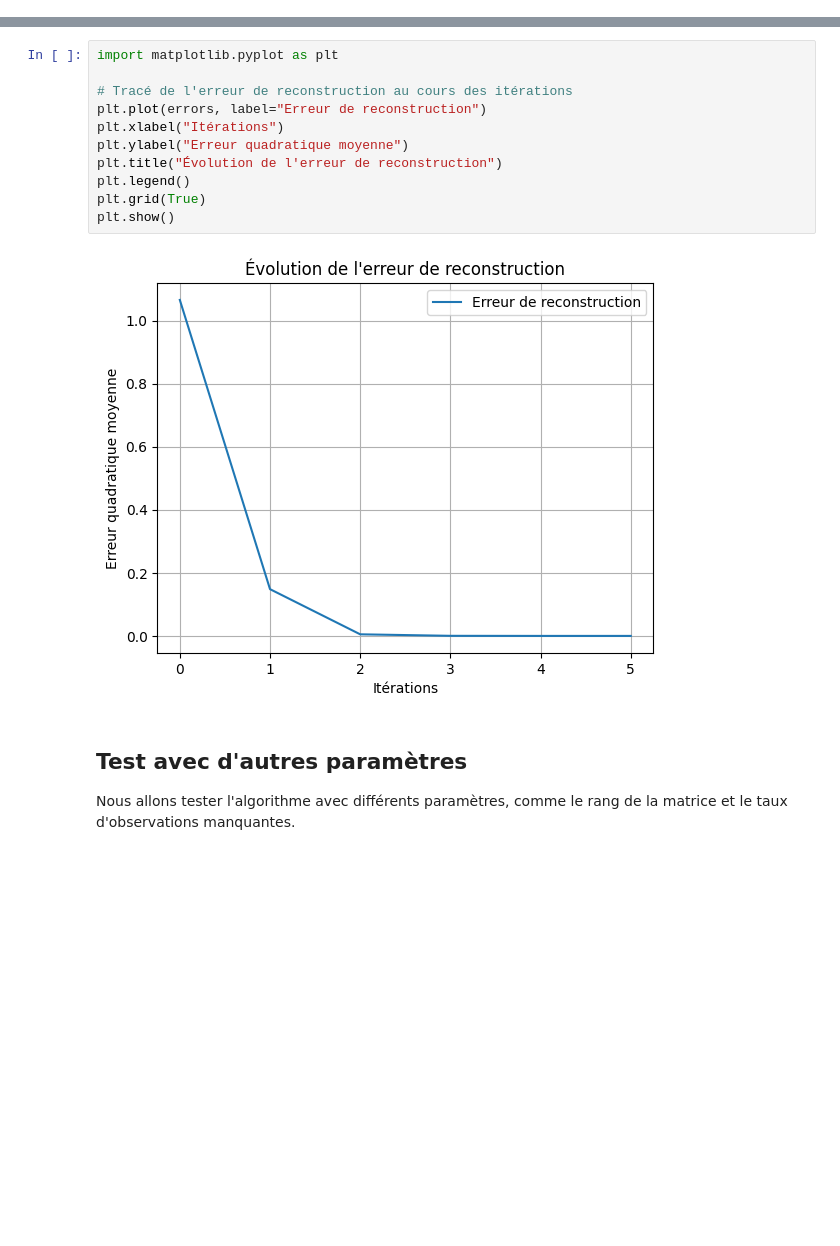
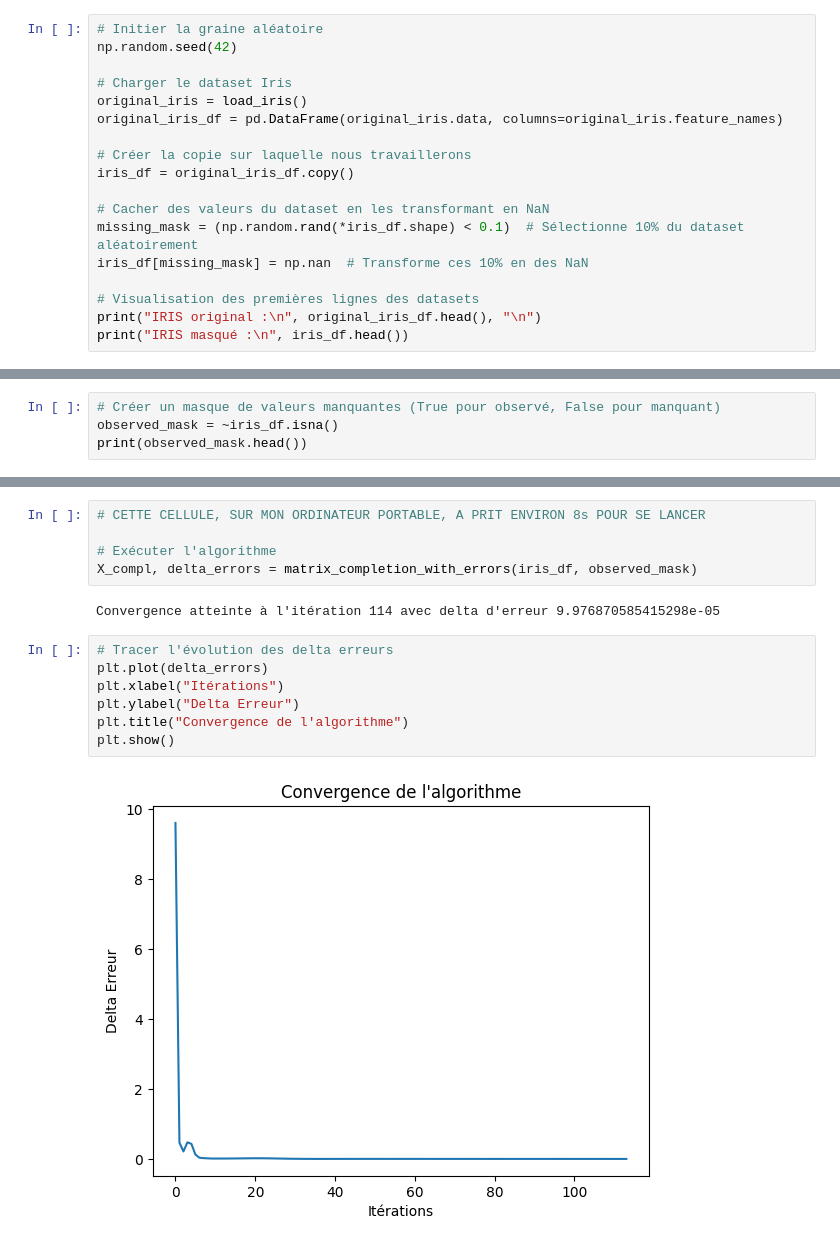
Before and after one commit to Bees11111/Projet-Optimisation, a Jupyter notebook: main.ipynb, the cells around one changed output, grey strips where cells are left out. Saved outputs shown, nothing was run; the diff lists cells and outputs as text; blank space fills up the shorter version.

```diff
--- a/main.ipynb
+++ b/main.ipynb
@@ -129,0 +74,18 @@ L'algorithme a permis de compléter la matrice à partir des observations partie
+# %%
+# Initier la graine aléatoire
+np.random.seed(42)
+
+# Charger le dataset Iris
+original_iris = load_iris()
+original_iris_df = pd.DataFrame(original_iris.data, columns=original_iris.feature_names)
+
+# Créer la copie sur laquelle nous travaillerons
+iris_df = original_iris_df.copy()
+
+# Cacher des valeurs du dataset en les transformant en NaN
+missing_mask = (np.random.rand(*iris_df.shape) < 0.1)  # Sélectionne 10% du dataset aléatoirement
+iris_df[missing_mask] = np.nan  # Transforme ces 10% en des NaN
+
+# Visualisation des premières lignes des datasets
+print("IRIS original :\n", original_iris_df.head(), "\n")
+print("IRIS masqué :\n", iris_df.head())
@@ -129,0 +116,4 @@ L'algorithme a permis de compléter la matrice à partir des observations partie
+# %%
+# Créer un masque de valeurs manquantes (True pour observé, False pour manquant)
+observed_mask = ~iris_df.isna()
+print(observed_mask.head())
@@ -130,17 +297,16 @@ L'algorithme a permis de compléter la matrice à partir des observations partie
+# %%
+# CETTE CELLULE, SUR MON ORDINATEUR PORTABLE, A PRIT ENVIRON 8s POUR SE LANCER
+
+# Exécuter l'algorithme
+X_compl, delta_errors = matrix_completion_with_errors(iris_df, observed_mask)
+# %% [output]
+Convergence atteinte à l'itération 114 avec delta d'erreur 9.976870585415298e-05
 # %%
-import matplotlib.pyplot as plt
-
-# Tracé de l'erreur de reconstruction au cours des itérations
-plt.plot(errors, label="Erreur de reconstruction")
+# Tracer l'évolution des delta erreurs
+plt.plot(delta_errors)
 plt.xlabel("Itérations")
-plt.ylabel("Erreur quadratique moyenne")
-plt.title("Évolution de l'erreur de reconstruction")
-plt.legend()
-plt.grid(True)
+plt.ylabel("Delta Erreur")
+plt.title("Convergence de l'algorithme")
 plt.show()
 # %% [output]
-[figure, old version]
+[figure, new version]
-# %% [markdown]
-## Test avec d'autres paramètres
-
-Nous allons tester l'algorithme avec différents paramètres, comme le rang de la matrice et le taux d'observations manquantes.
```
Also changed, not shown: parts of 27 cells of this notebook, 3 other files.
